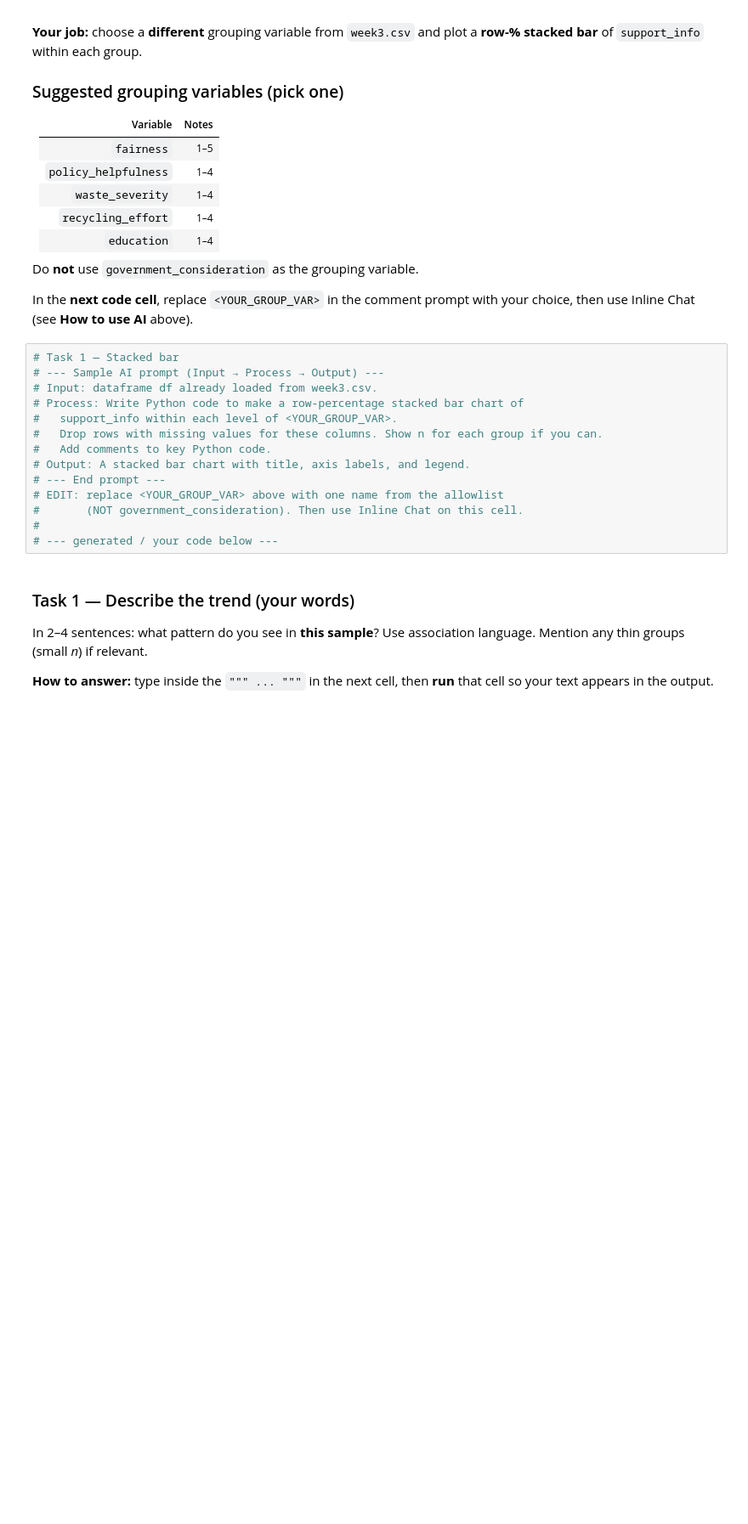
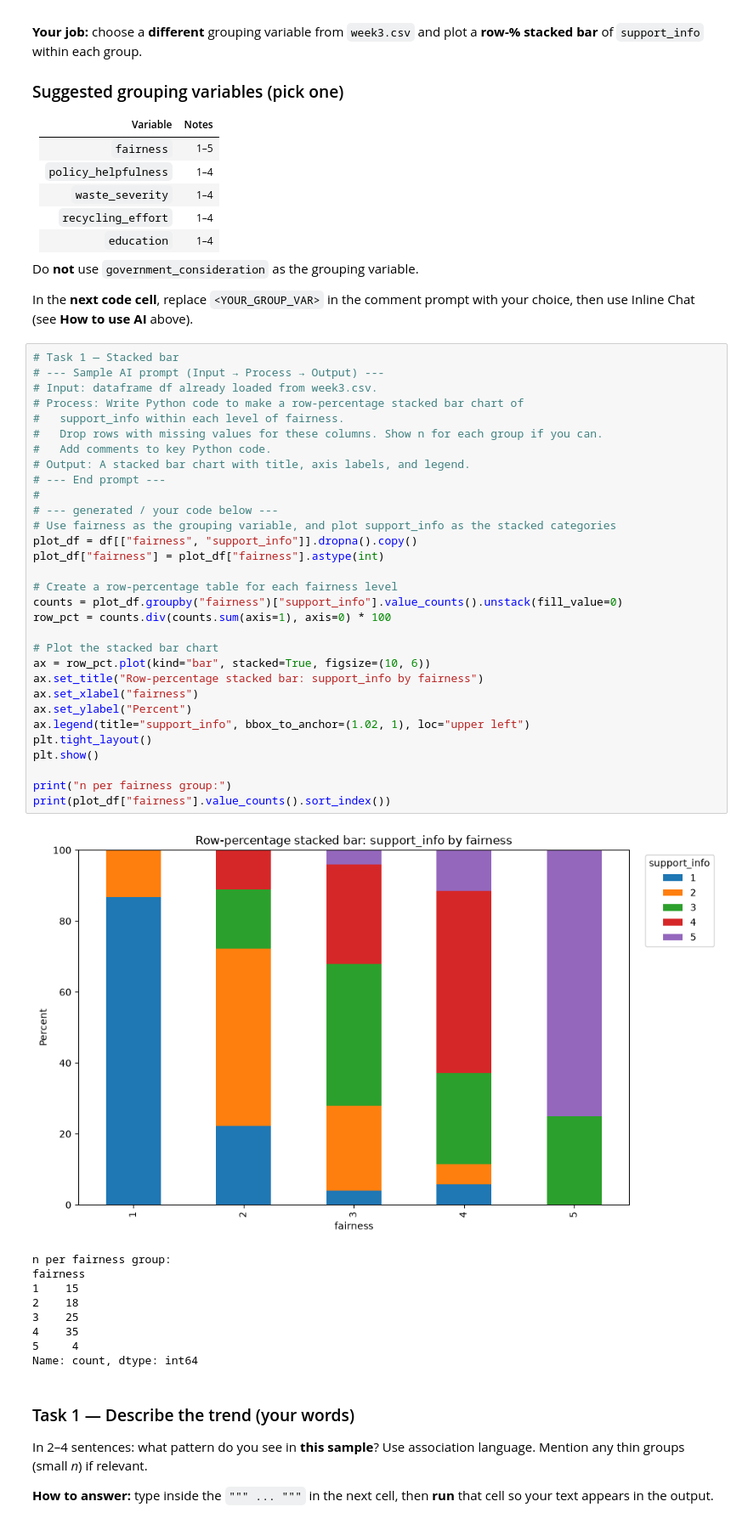
Before and after one commit to lokson25/GCAP3226_week3, a Jupyter notebook: W3_msw_inclass.ipynb, the cells around one changed output. Shown at 85% size. Saved outputs shown, nothing was run; the diff lists cells and outputs as text; blank space fills up the shorter version.

Commit message:
run cells

```diff
--- a/W3_msw_inclass.ipynb
+++ b/W3_msw_inclass.ipynb
@@ -89,17 +89,44 @@ In the **next code cell**, replace `<YOUR_GROUP_VAR>` in the comment prompt with
 # %%
 # Task 1 — Stacked bar
 # --- Sample AI prompt (Input → Process → Output) ---
 # Input: dataframe df already loaded from week3.csv.
 # Process: Write Python code to make a row-percentage stacked bar chart of
-#   support_info within each level of <YOUR_GROUP_VAR>.
+#   support_info within each level of fairness.
 #   Drop rows with missing values for these columns. Show n for each group if you can.
 #   Add comments to key Python code.
 # Output: A stacked bar chart with title, axis labels, and legend.
 # --- End prompt ---
-# EDIT: replace <YOUR_GROUP_VAR> above with one name from the allowlist
-#       (NOT government_consideration). Then use Inline Chat on this cell.
 #
 # --- generated / your code below ---
+# Use fairness as the grouping variable, and plot support_info as the stacked categories
+plot_df = df[["fairness", "support_info"]].dropna().copy()
+plot_df["fairness"] = plot_df["fairness"].astype(int)
+
+# Create a row-percentage table for each fairness level
+counts = plot_df.groupby("fairness")["support_info"].value_counts().unstack(fill_value=0)
+row_pct = counts.div(counts.sum(axis=1), axis=0) * 100
+
+# Plot the stacked bar chart
+ax = row_pct.plot(kind="bar", stacked=True, figsize=(10, 6))
+ax.set_title("Row-percentage stacked bar: support_info by fairness")
+ax.set_xlabel("fairness")
+ax.set_ylabel("Percent")
+ax.legend(title="support_info", bbox_to_anchor=(1.02, 1), loc="upper left")
+plt.tight_layout()
+plt.show()
+
+print("n per fairness group:")
+print(plot_df["fairness"].value_counts().sort_index())
+# %% [output]
+[figure, added]
+n per fairness group:
+fairness
+1    15
+2    18
+3    25
+4    35
+5     4
+Name: count, dtype: int64
 # %% [markdown]
 ### Task 1 — Describe the trend (your words)
 
```
Also changed, not shown: parts of 5 cells of this notebook.
